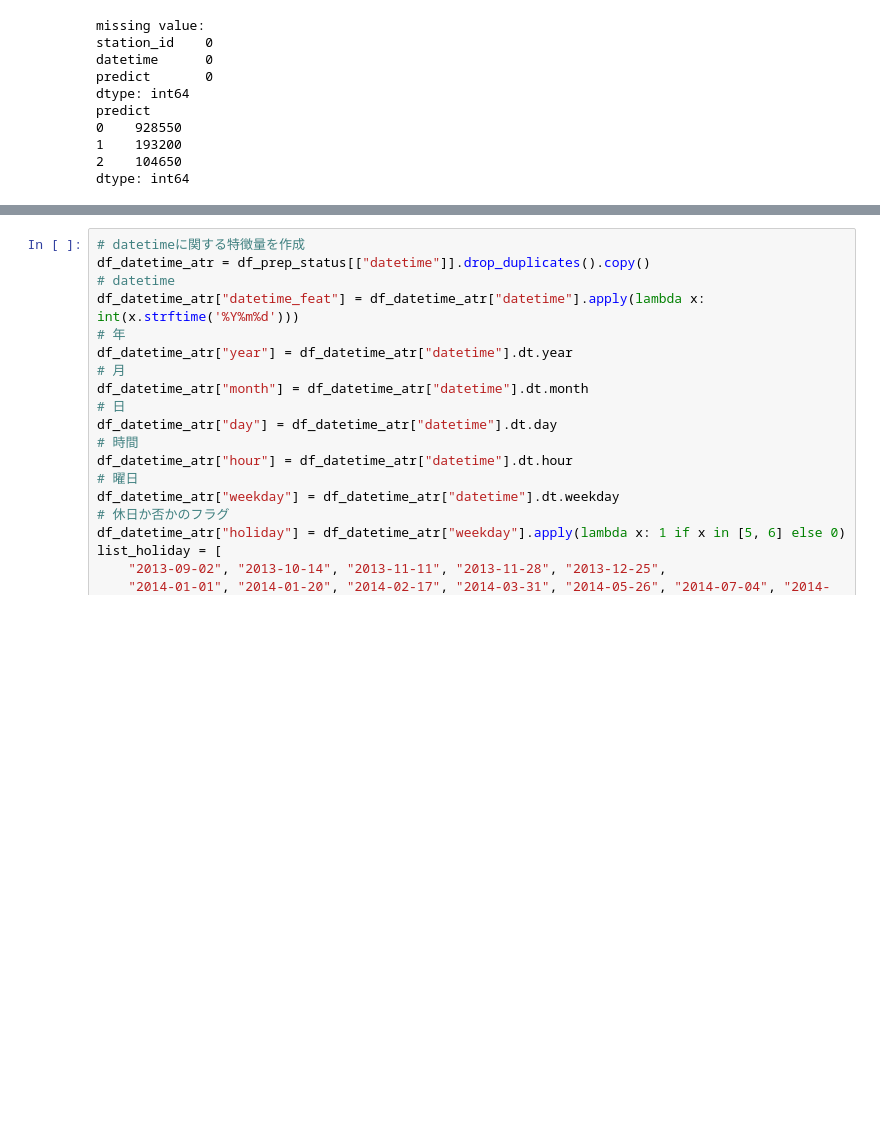
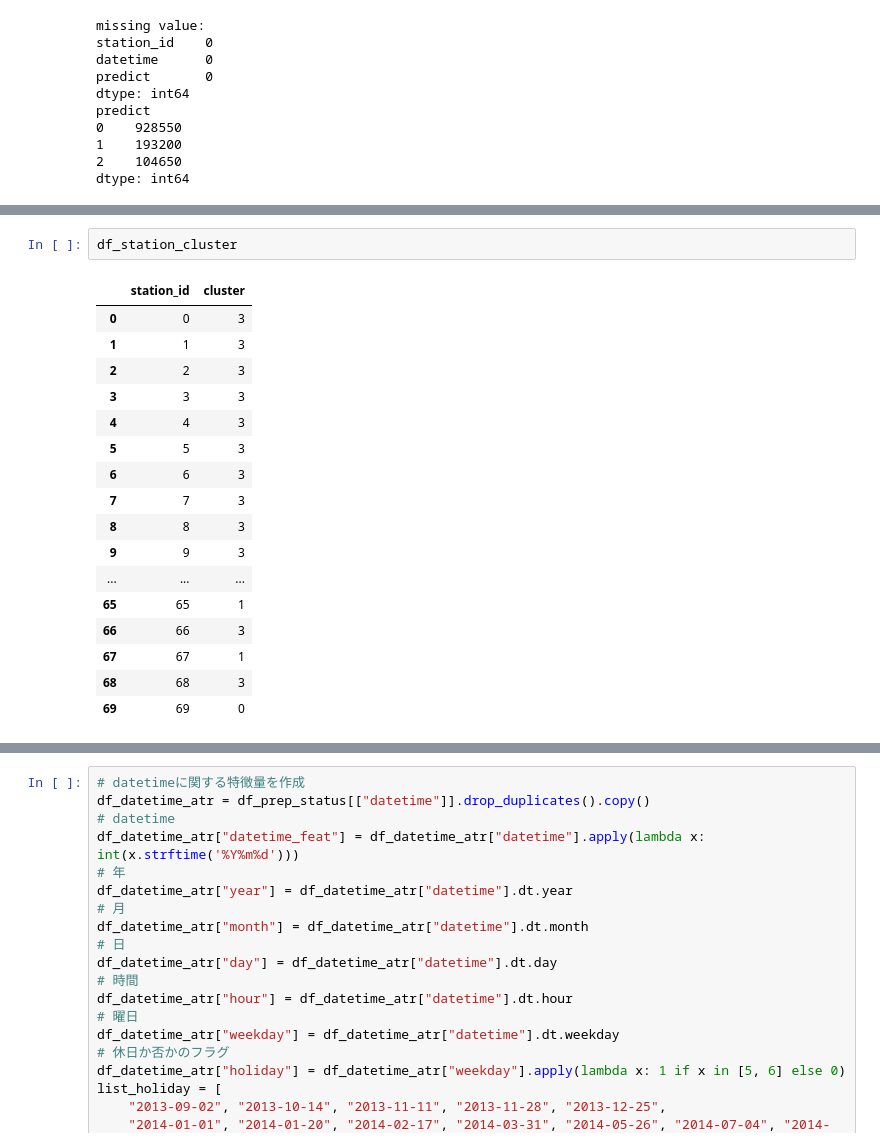
Before and after one commit to snoopy0420/atma_udemy, a Jupyter notebook: notebooks/create_features.ipynb, the cells around one changed output, grey strips where cells are left out. Drawn from its saved outputs; the diff is of its cells as text; blank space fills up the shorter version.

```diff
--- a/notebooks/create_features.ipynb
+++ b/notebooks/create_features.ipynb
@@ -781,0 +818,20 @@ dtype: int64
+# %%
+df_station_cluster
+# %% [output]
+|  | station_id | cluster |
+| 0 | 0 | 3 |
+| 1 | 1 | 3 |
+| 2 | 2 | 3 |
+| 3 | 3 | 3 |
+| 4 | 4 | 3 |
+| 5 | 5 | 3 |
+| 6 | 6 | 3 |
+| 7 | 7 | 3 |
+| 8 | 8 | 3 |
+| 9 | 9 | 3 |
+| ... | ... | ... |
+| 65 | 65 | 1 |
+| 66 | 66 | 3 |
+| 67 | 67 | 1 |
+| 68 | 68 | 3 |
+| 69 | 69 | 0 |
```
Also changed, not shown: parts of 16 cells of this notebook, 2 other files.
